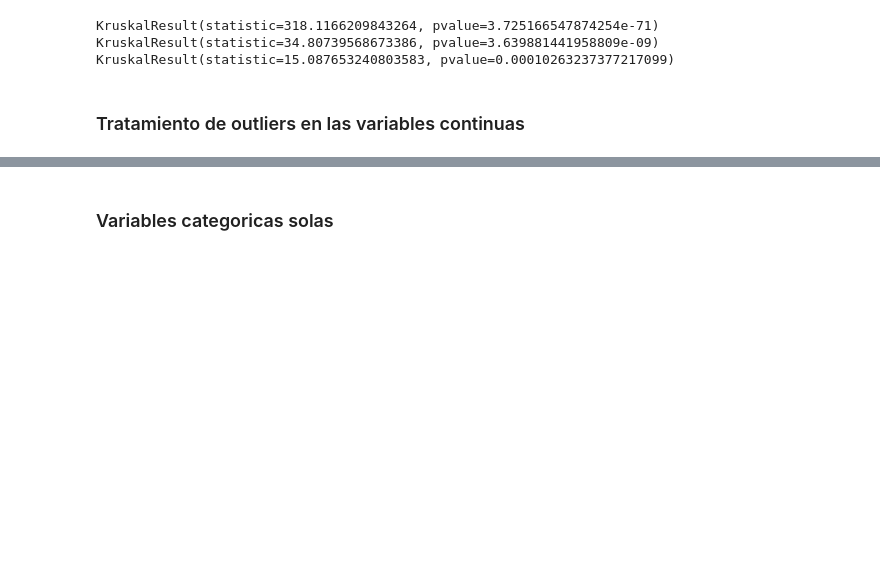
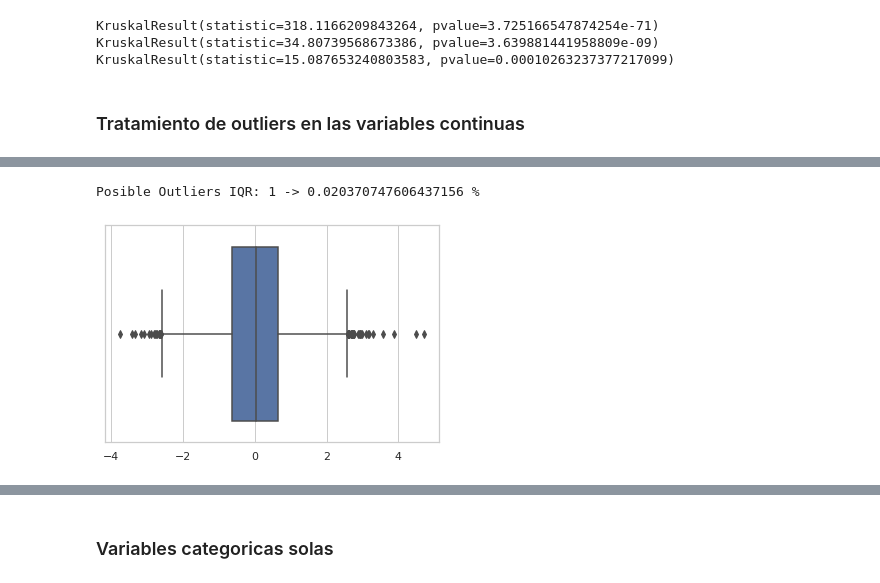
Before and after one commit to sumitkumarjethani/Stroke-Prediction, a Jupyter notebook: exploratory-data-analysis.ipynb, the cells around one changed output, grey strips where cells are left out. Saved outputs shown, nothing was run; the diff lists cells and outputs as text; code cells hidden in the pictures; blank space fills up the shorter version.

```diff
--- a/exploratory-data-analysis.ipynb
+++ b/exploratory-data-analysis.ipynb
@@ -270 +281,8 @@ Se ha visto que aplicar el logaritmo neperiano sobre dichas variables, es decir
+# %%
+sns.boxplot(bmi_transformed)
+posible_outliers = detect_outliers_iqr(bmi_transformed)
+print("\nPosible Outliers IQR:", posible_outliers, "->", posible_outliers/len(stroke_df[~stroke_df['bmi'].isna()].bmi)*100 ,"%")
+# %% [output]
+Posible Outliers IQR: 1 -> 0.020370747606437156 %
+[figure, added]
 # %%
```
Also changed, not shown: parts of 19 cells of this notebook.
